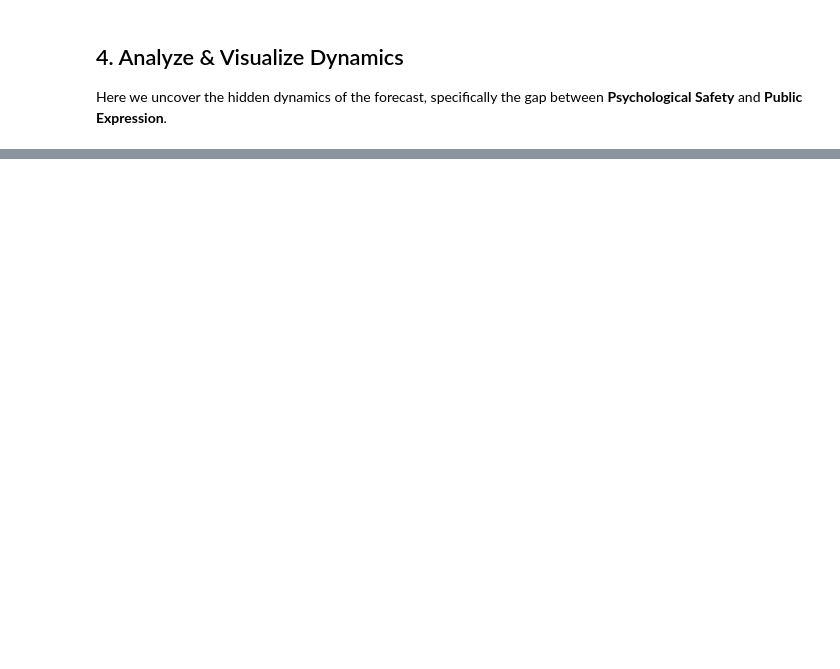
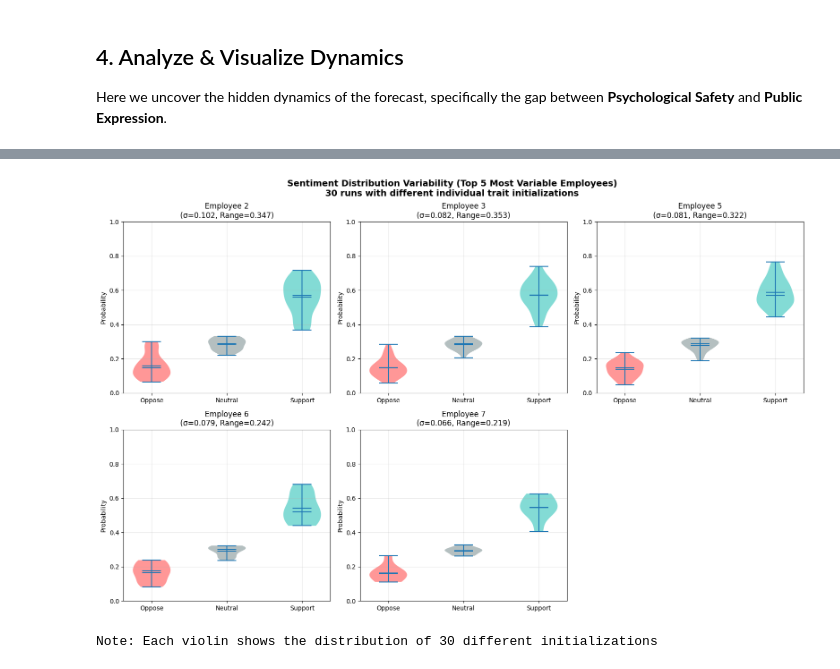
Before and after one commit to clutchnoob/echo_multiagent, a Jupyter notebook: data_generation/pipeline_demo.ipynb, the cells around one changed output, grey strips where cells are left out. Cells and saved outputs as stored; diff of their text form; code cells hidden in the pictures; blank space fills up the shorter version.

```diff
--- a/data_generation/pipeline_demo.ipynb
+++ b/data_generation/pipeline_demo.ipynb
@@ -242,0 +473,57 @@ Detailed Forecast Breakdown (Top 10 Employees):
+# %%
+# 5.3 Visualize sentiment distributions for top 5 most variable employees
+import matplotlib.pyplot as plt
+import seaborn as sns
+
+fig, axes = plt.subplots(2, 3, figsize=(16, 10))
+axes = axes.flatten()
+
+for idx, emp_info in enumerate(top_5_variable):
+    emp_id = emp_info['employee_id']
+    probs_list = results_by_employee[emp_id]
+
+    # Extract probabilities
+    oppose_vals = [p['oppose'] for p in probs_list]
+    neutral_vals = [p['neutral'] for p in probs_list]
+    support_vals = [p['support'] for p in probs_list]
+
+    # Create violin plot for this employee
+    ax = axes[idx]
+    data_for_plot = pd.DataFrame({
+        'Oppose': oppose_vals,
+        'Neutral': neutral_vals,
+        'Support': support_vals
+    })
+
+    # Violin plot
+    positions = [1, 2, 3]
+    parts = ax.violinplot([oppose_vals, neutral_vals, support_vals],
+                          positions=positions,
+                          showmeans=True,
+                          showmedians=True)
+
+    # Color the violins
+    colors = ['#ff6b6b', '#95a5a6', '#4ecdc4']
+    for pc, color in zip(parts['bodies'], colors):
+        pc.set_facecolor(color)
+        pc.set_alpha(0.7)
+
+    ax.set_xticks(positions)
+    ax.set_xticklabels(['Oppose', 'Neutral', 'Support'])
+    ax.set_ylabel('Probability')
+    ax.set_ylim(0, 1)
+    ax.set_title(f'Employee {emp_id}\n(σ={emp_info["support_std"]:.3f}, Range={emp_info["support_range"]:.3f})')
+    ax.grid(True, alpha=0.3)
+
+# Hide the 6th subplot
+axes[5].axis('off')
+
+plt.suptitle(f'Sentiment Distribution Variability (Top 5 Most Variable Employees)\n{num_runs} runs with different individual trait initializations',
+             fontsize=14, fontweight='bold')
+plt.tight_layout()
+plt.show()
+
+print(f"Note: Each violin shows the distribution of {num_runs} different initializations")
+# %% [output]
+[figure, added]
+Note: Each violin shows the distribution of 30 different initializations
```
Also changed, not shown: parts of 16 cells of this notebook, 2 other files.
